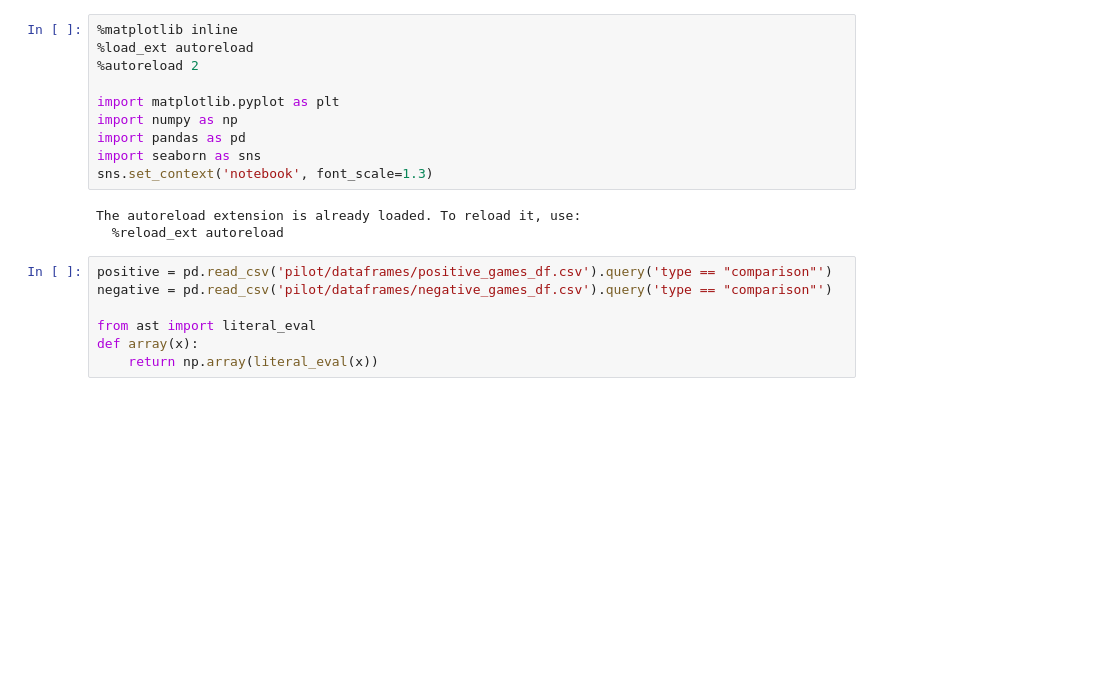
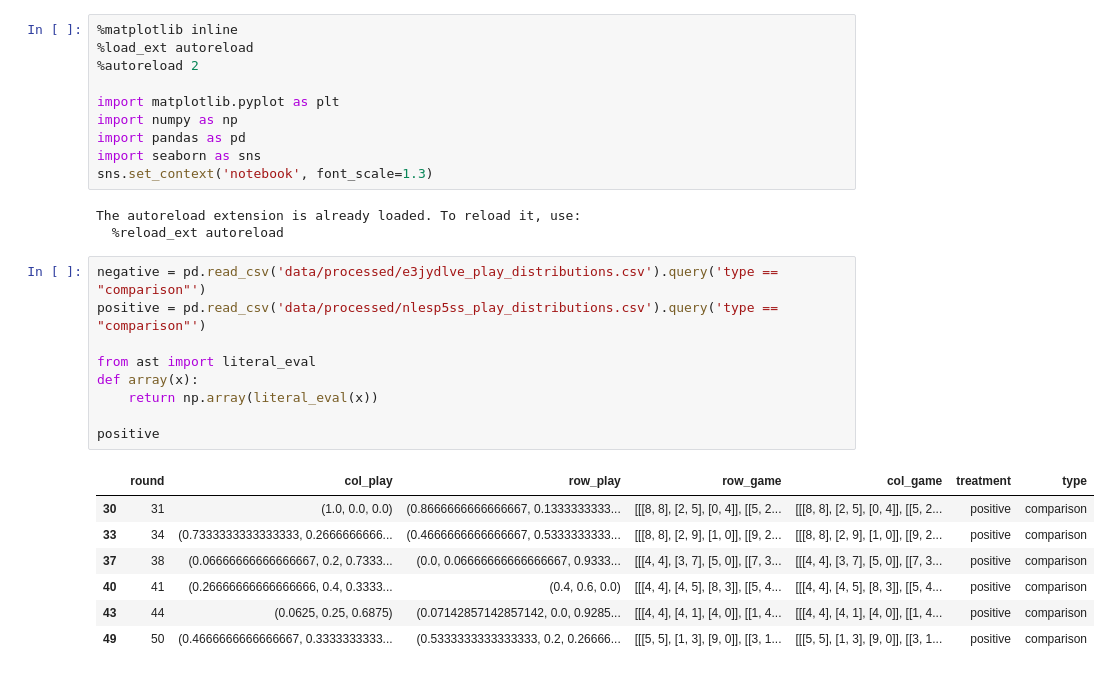
Before and after one commit to fredcallaway/initial-play, a Jupyter notebook: plot_games.ipynb, the cells around one changed output. Saved outputs shown, nothing was run; the diff lists cells and outputs as text; blank space fills up the shorter version.

```diff
--- a/plot_games.ipynb
+++ b/plot_games.ipynb
@@ -12,9 +12,19 @@ sns.set_context('notebook', font_scale=1.3)
 The autoreload extension is already loaded. To reload it, use:
   %reload_ext autoreload
 # %%
-positive = pd.read_csv('pilot/dataframes/positive_games_df.csv').query('type == "comparison"')
-negative = pd.read_csv('pilot/dataframes/negative_games_df.csv').query('type == "comparison"')
+negative = pd.read_csv('data/processed/e3jydlve_play_distributions.csv').query('type == "comparison"')
+positive = pd.read_csv('data/processed/nlesp5ss_play_distributions.csv').query('type == "comparison"')
 
 from ast import literal_eval
 def array(x):
     return np.array(literal_eval(x))
+
+positive
+# %% [output]
+|  | round | col_play | row_play | row_game | col_game | treatment | type |
+| 30 | 31 | (1.0, 0.0, 0.0) | (0.8666666666666667, 0.1333333333... | [[[8, 8], [2, 5], [0, 4]], [[5, 2... | [[[8, 8], [2, 5], [0, 4]], [[5, 2... | positive | comparison |
+| 33 | 34 | (0.7333333333333333, 0.2666666666... | (0.4666666666666667, 0.5333333333... | [[[8, 8], [2, 9], [1, 0]], [[9, 2... | [[[8, 8], [2, 9], [1, 0]], [[9, 2... | positive | comparison |
+| 37 | 38 | (0.06666666666666667, 0.2, 0.7333... | (0.0, 0.06666666666666667, 0.9333... | [[[4, 4], [3, 7], [5, 0]], [[7, 3... | [[[4, 4], [3, 7], [5, 0]], [[7, 3... | positive | comparison |
+| 40 | 41 | (0.26666666666666666, 0.4, 0.3333... | (0.4, 0.6, 0.0) | [[[4, 4], [4, 5], [8, 3]], [[5, 4... | [[[4, 4], [4, 5], [8, 3]], [[5, 4... | positive | comparison |
+| 43 | 44 | (0.0625, 0.25, 0.6875) | (0.07142857142857142, 0.0, 0.9285... | [[[4, 4], [4, 1], [4, 0]], [[1, 4... | [[[4, 4], [4, 1], [4, 0]], [[1, 4... | positive | comparison |
+| 49 | 50 | (0.4666666666666667, 0.3333333333... | (0.5333333333333333, 0.2, 0.26666... | [[[5, 5], [1, 3], [9, 0]], [[3, 1... | [[[5, 5], [1, 3], [9, 0]], [[3, 1... | positive | comparison |
```
Also changed, not shown: parts of 2 cells of this notebook, 3 other files.
